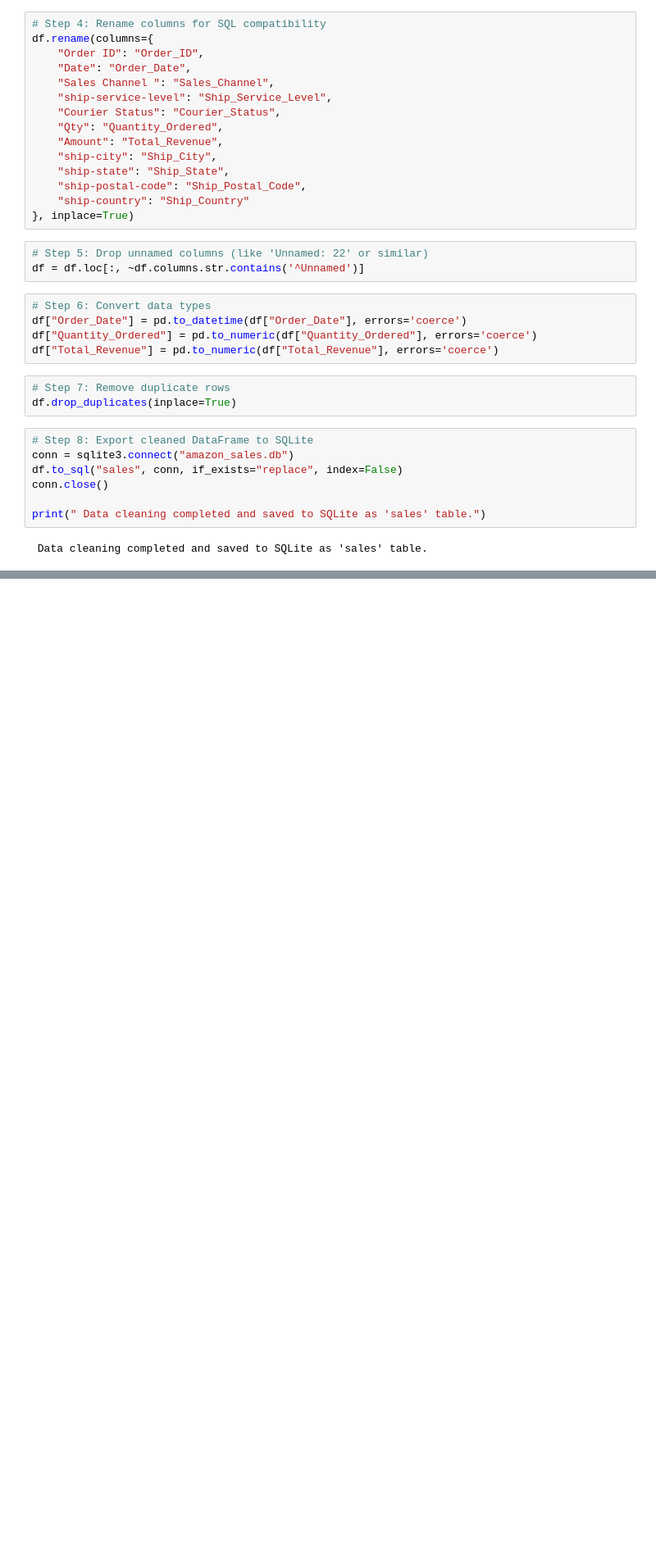
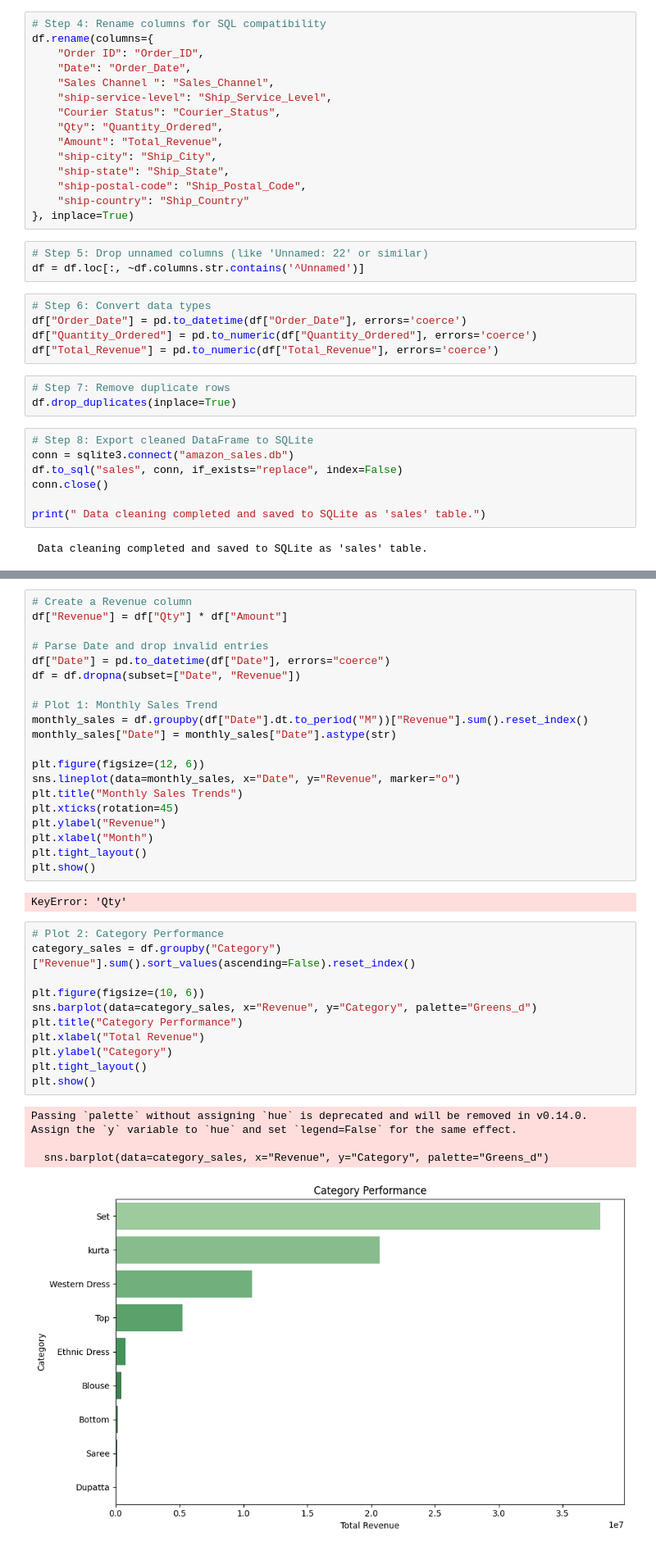
Before and after one commit to albertokabore/Albert_SQL-Project-Assignment-E-Commerce-Amazon-Sales-Analysis, a Jupyter notebook: Akbert_SQL.ipynb, the cells around one changed output, grey strips where cells are left out. Shown at 82% size. Saved outputs shown, nothing was run; the diff lists cells and outputs as text; blank space fills up the shorter version.

```diff
--- a/Akbert_SQL.ipynb
+++ b/Akbert_SQL.ipynb
@@ -194,0 +231,38 @@ print(" Data cleaning completed and saved to SQLite as 'sales' table.")
+# %%
+# Create a Revenue column
+df["Revenue"] = df["Qty"] * df["Amount"]
+
+# Parse Date and drop invalid entries
+df["Date"] = pd.to_datetime(df["Date"], errors="coerce")
+df = df.dropna(subset=["Date", "Revenue"])
+
+# Plot 1: Monthly Sales Trend
+monthly_sales = df.groupby(df["Date"].dt.to_period("M"))["Revenue"].sum().reset_index()
+monthly_sales["Date"] = monthly_sales["Date"].astype(str)
+
+plt.figure(figsize=(12, 6))
+sns.lineplot(data=monthly_sales, x="Date", y="Revenue", marker="o")
+plt.title("Monthly Sales Trends")
+plt.xticks(rotation=45)
+plt.ylabel("Revenue")
+plt.xlabel("Month")
+plt.tight_layout()
+plt.show()
+# %% [output]
+KeyError: 'Qty'
+# %%
+# Plot 2: Category Performance
+category_sales = df.groupby("Category")["Revenue"].sum().sort_values(ascending=False).reset_index()
+
+plt.figure(figsize=(10, 6))
+sns.barplot(data=category_sales, x="Revenue", y="Category", palette="Greens_d")
+plt.title("Category Performance")
+plt.xlabel("Total Revenue")
+plt.ylabel("Category")
+plt.tight_layout()
+plt.show()
+# %% [output]
+Passing `palette` without assigning `hue` is deprecated and will be removed in v0.14.0. Assign the `y` variable to `hue` and set `legend=False` for the same effect.
+
+  sns.barplot(data=category_sales, x="Revenue", y="Category", palette="Greens_d")
+[figure, added]
```
Also changed, not shown: parts of 10 cells of this notebook, 1 other file.
